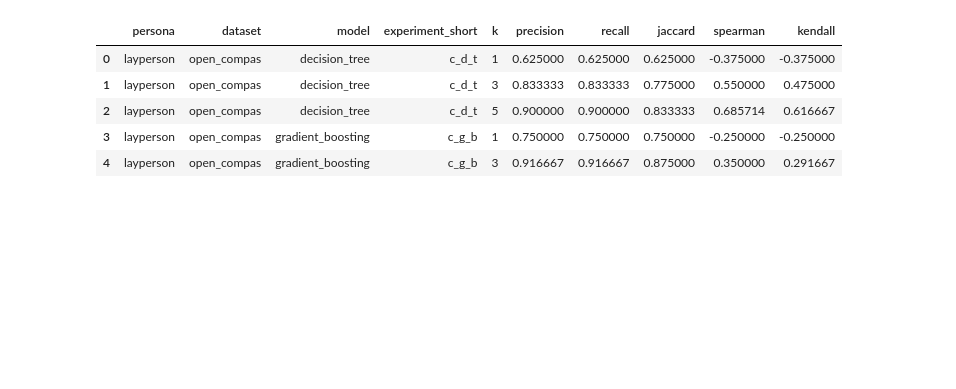
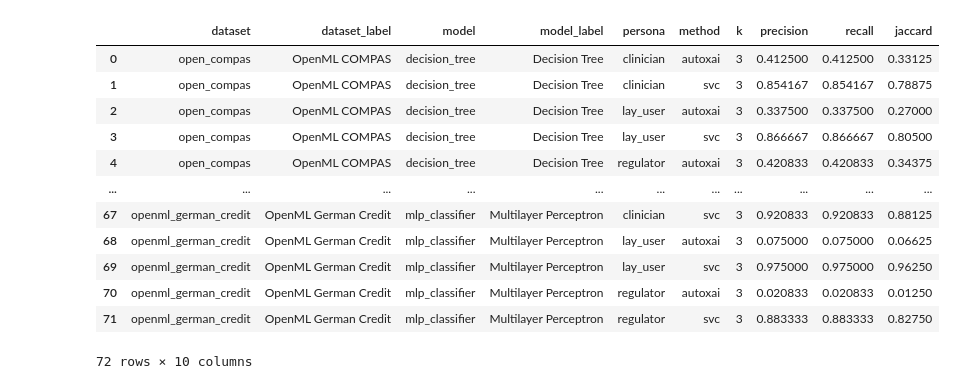
Before and after one commit to kellemNegasi/perso-xai, a Jupyter notebook: src/preference_learning/report_visualization.ipynb, the cells around one changed output. Saved outputs shown, nothing was run; the diff lists cells and outputs as text; code cells hidden in the pictures; blank space fills up the shorter version.

Commit message:
updated plotting and experiment runner

```diff
--- a/src/preference_learning/report_visualization.ipynb
+++ b/src/preference_learning/report_visualization.ipynb
@@ -81,0 +118,14 @@ with pd.option_context('mode.chained_assignment', None):
+# %%
+def _format_label(name: object) -> str:
+    if not isinstance(name, str) or not name:
+        return 'Unknown'
+    return name.replace('_', ' ').title()
+
+if not results_df.empty:
+    results_df['dataset_label'] = results_df['dataset'].map(DATASET_LABELS).fillna(results_df['dataset'].apply(_format_label))
+    results_df['model_label'] = results_df['model'].map(MODEL_LABELS).fillna(results_df['model'].apply(_format_label))
+    if PERSONA_FILTER is not None:
+        results_df = results_df[results_df['persona'] == PERSONA_FILTER].copy()
+
+plot_df = results_df[results_df['k'] == int(K_TO_PLOT)].copy() if not results_df.empty else results_df
+plot_df.head()
@@ -82,16 +139,23 @@ with pd.option_context('mode.chained_assignment', None):
 # %%
-agg_metrics = (
-    metrics_df
-    .groupby(['persona', 'dataset', 'model', 'experiment_short', 'k'])
-    [['precision', 'recall', 'jaccard', 'spearman', 'kendall']]
+summary_df = (
+    plot_df
+    .groupby(['dataset', 'dataset_label', 'model', 'model_label', 'persona', 'method', 'k'])
+    [['precision', 'recall', 'jaccard']]
     .mean()
     .reset_index()
 )
-agg_metrics.head()
+summary_df
 # %% [output]
-|  | persona | dataset | model | experiment_short | k | precision | recall | jaccard | spearman | kendall |
-| 0 | layperson | open_compas | decision_tree | c_d_t | 1 | 0.625000 | 0.625000 | 0.625000 | -0.375000 | -0.375000 |
-| 1 | layperson | open_compas | decision_tree | c_d_t | 3 | 0.833333 | 0.833333 | 0.775000 | 0.550000 | 0.475000 |
-| 2 | layperson | open_compas | decision_tree | c_d_t | 5 | 0.900000 | 0.900000 | 0.833333 | 0.685714 | 0.616667 |
-| 3 | layperson | open_compas | gradient_boosting | c_g_b | 1 | 0.750000 | 0.750000 | 0.750000 | -0.250000 | -0.250000 |
-| 4 | layperson | open_compas | gradient_boosting | c_g_b | 3 | 0.916667 | 0.916667 | 0.875000 | 0.350000 | 0.291667 |
+|  | dataset | dataset_label | model | model_label | persona | method | k | precision | recall | jaccard |
+| 0 | open_compas | OpenML COMPAS | decision_tree | Decision Tree | clinician | autoxai | 3 | 0.412500 | 0.412500 | 0.33125 |
+| 1 | open_compas | OpenML COMPAS | decision_tree | Decision Tree | clinician | svc | 3 | 0.854167 | 0.854167 | 0.78875 |
+| 2 | open_compas | OpenML COMPAS | decision_tree | Decision Tree | lay_user | autoxai | 3 | 0.337500 | 0.337500 | 0.27000 |
+| 3 | open_compas | OpenML COMPAS | decision_tree | Decision Tree | lay_user | svc | 3 | 0.866667 | 0.866667 | 0.80500 |
+| 4 | open_compas | OpenML COMPAS | decision_tree | Decision Tree | regulator | autoxai | 3 | 0.420833 | 0.420833 | 0.34375 |
+| ... | ... | ... | ... | ... | ... | ... | ... | ... | ... | ... |
+| 67 | openml_german_credit | OpenML German Credit | mlp_classifier | Multilayer Perceptron | clinician | svc | 3 | 0.920833 | 0.920833 | 0.88125 |
+| 68 | openml_german_credit | OpenML German Credit | mlp_classifier | Multilayer Perceptron | lay_user | autoxai | 3 | 0.075000 | 0.075000 | 0.06625 |
+| 69 | openml_german_credit | OpenML German Credit | mlp_classifier | Multilayer Perceptron | lay_user | svc | 3 | 0.975000 | 0.975000 | 0.96250 |
+| 70 | openml_german_credit | OpenML German Credit | mlp_classifier | Multilayer Perceptron | regulator | autoxai | 3 | 0.020833 | 0.020833 | 0.01250 |
+| 71 | openml_german_credit | OpenML German Credit | mlp_classifier | Multilayer Perceptron | regulator | svc | 3 | 0.883333 | 0.883333 | 0.82750 |
+72 rows × 10 columns
```
Also changed, not shown: parts of 16 cells of this notebook, 7 other files.
